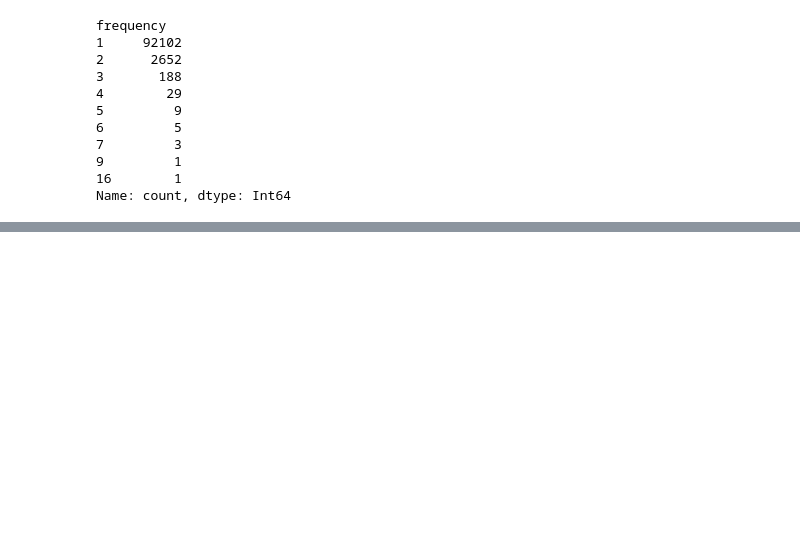
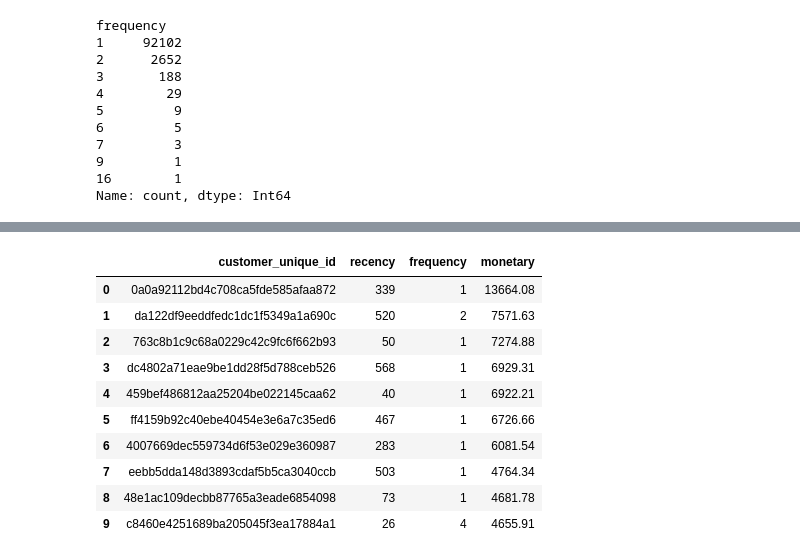
Before and after one commit to maniprabha20/OrderMetrics360, a Jupyter notebook: Untitled1.ipynb, the cells around one changed output, grey strips where cells are left out. Cells and saved outputs as stored; diff of their text form; code cells hidden in the pictures; blank space fills up the shorter version.

```diff
--- a/Untitled1.ipynb
+++ b/Untitled1.ipynb
@@ -304,0 +394,14 @@ Name: count, dtype: Int64
+# %%
+rfm_df.sort_values('monetary', ascending=False).head(10)
+# %% [output]
+|  | customer_unique_id | recency | frequency | monetary |
+| 0 | 0a0a92112bd4c708ca5fde585afaa872 | 339 | 1 | 13664.08 |
+| 1 | da122df9eeddfedc1dc1f5349a1a690c | 520 | 2 | 7571.63 |
+| 2 | 763c8b1c9c68a0229c42c9fc6f662b93 | 50 | 1 | 7274.88 |
+| 3 | dc4802a71eae9be1dd28f5d788ceb526 | 568 | 1 | 6929.31 |
+| 4 | 459bef486812aa25204be022145caa62 | 40 | 1 | 6922.21 |
+| 5 | ff4159b92c40ebe40454e3e6a7c35ed6 | 467 | 1 | 6726.66 |
+| 6 | 4007669dec559734d6f53e029e360987 | 283 | 1 | 6081.54 |
+| 7 | eebb5dda148d3893cdaf5b5ca3040ccb | 503 | 1 | 4764.34 |
+| 8 | 48e1ac109decbb87765a3eade6854098 | 73 | 1 | 4681.78 |
+| 9 | c8460e4251689ba205045f3ea17884a1 | 26 | 4 | 4655.91 |
```
Also changed, not shown: parts of 15 cells of this notebook, 1 other file.
